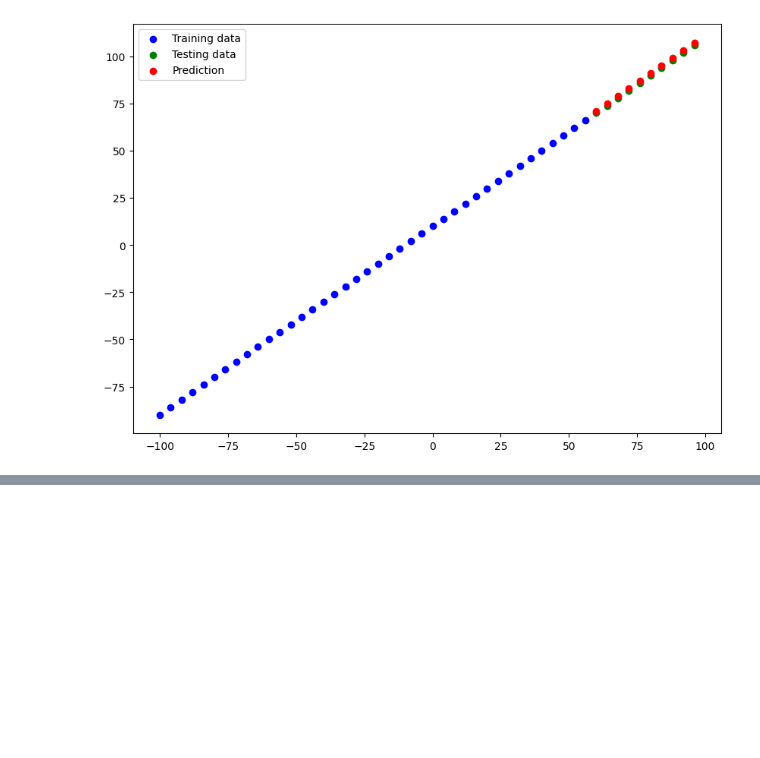
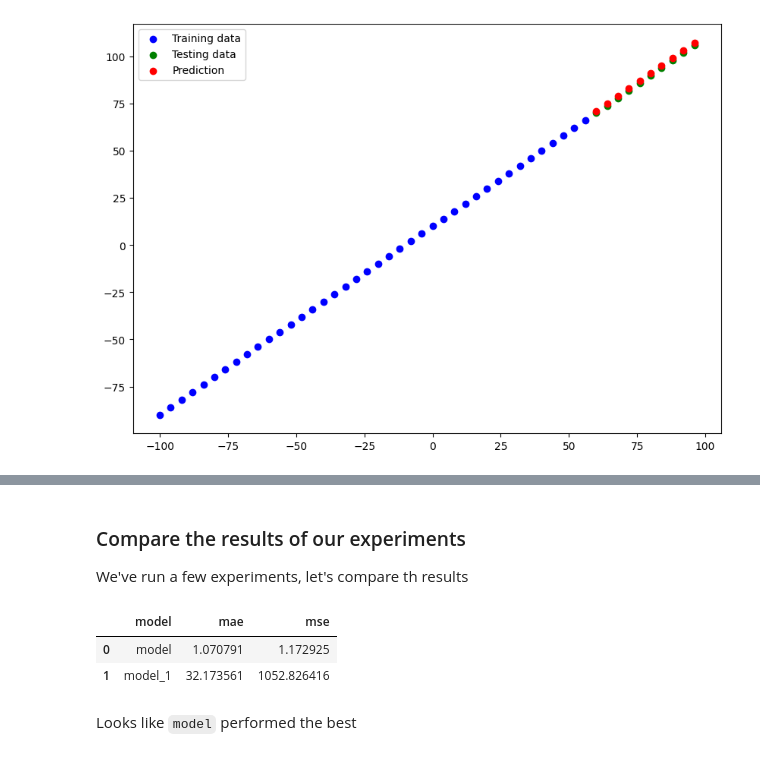
Before and after one commit to Pratik1joshi/DeepLearning, a Jupyter notebook: 01_neural_network_regression_with_tensorflow.ipynb, the cells around one changed output, grey strips where cells are left out. Drawn from its saved outputs; the diff is of its cells as text; code cells hidden in the pictures; blank space fills up the shorter version.

```diff
--- a/01_neural_network_regression_with_tensorflow.ipynb
+++ b/01_neural_network_regression_with_tensorflow.ipynb
@@ -350,0 +369,7 @@ plot_prediction(train_data=X_train, train_labels= y_train, test_data=X_test, tes
+# %%
+#Lets make function to reuse MAE and MSE
+def mae(y_true, y_pred):
+  return tf.math.reduce_mean(tf.keras.losses.MAE(y_test, y_pred))
+
+def mse(y_true, y_pred):
+  return tf.math.reduce_mean(tf.keras.losses.MSE(y_test, y_pred))
@@ -350,0 +426,19 @@ plot_prediction(train_data=X_train, train_labels= y_train, test_data=X_test, tes
+# %% [markdown]
+### Compare the results of our experiments
+
+We've run a few experiments, let's compare th results
+# %%
+#lets compare our mode's result using pandas Dataframe
+import pandas as pd
+
+model_results = [["model", mae.numpy(), mse.numpy()],
+                 ["model_1", mae1.numpy(),mse1.numpy()]]
+
+all_results = pd.DataFrame(model_results, columns=["model", "mae", "mse"])
+all_results
+# %% [output]
+|  | model | mae | mse |
+| 0 | model | 1.070791 | 1.172925 |
+| 1 | model_1 | 32.173561 | 1052.826416 |
+# %% [markdown]
+Looks like `model` performed the best
```
Also changed, not shown: parts of 10 cells of this notebook.
